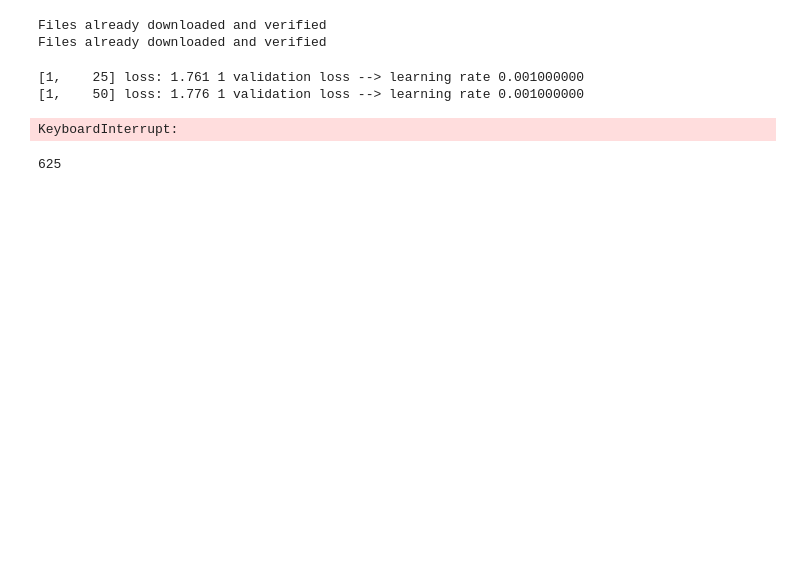
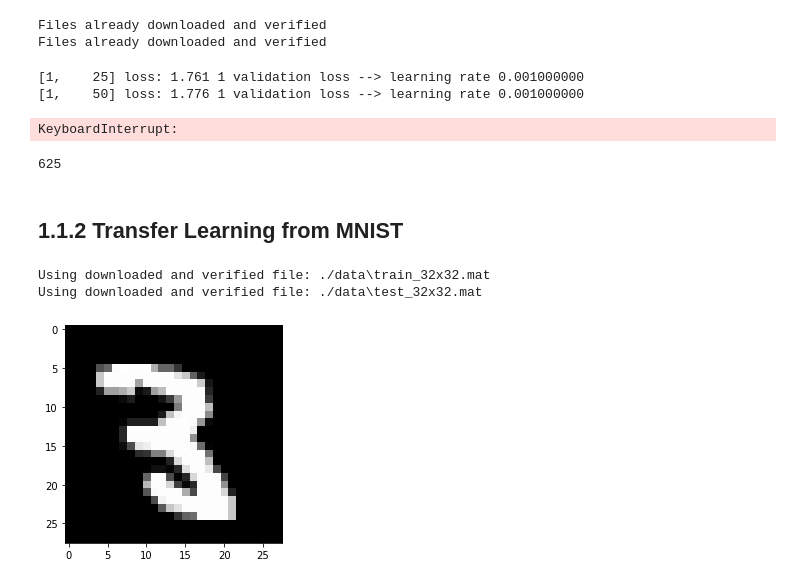
Before and after one commit to AleksandreGit/D7047E, a Jupyter notebook: Exercise 2/Exercice 2.ipynb, the cells around one changed output. Saved outputs shown, nothing was run; the diff lists cells and outputs as text; code cells hidden in the pictures; blank space fills up the shorter version.

Commit message:
Transfer learning with MNIST

```diff
--- a/Exercise 2/Exercice 2.ipynb
+++ b/Exercise 2/Exercice 2.ipynb
@@ -58,14 +60,14 @@ model_fe.classifier[6] = nn.Sequential (
     nn.Linear(300, 10),
     nn.Softmax())
 # %%
-def validate(model, modelVal):
+def validate(model, modelVal, validationLoader):
     correct = 0
     total = 0
     finalLoss = 0
     batchSize = 0
     criterion = nn.CrossEntropyLoss()
     with torch.no_grad():
-        for i, data in enumerate(validationloader, 0):
+        for i, data in enumerate(validationLoader, 0):
             image, label = data
             pred = model(image)
             outputs = model(image)
@@ -163,3 +165,5 @@ for epoch in range(20):  # loop over the dataset multiple times
     scheduler.step()
 
 print('Finished Training')
+# %% [markdown]
+## 1.1.2 Transfer Learning from MNIST
@@ -165,0 +195,54 @@ print('Finished Training')
+# %%
+transform = transforms.Compose(
+    [
+    transforms.Grayscale(),
+    transforms.ToTensor()
+    ])
+
+# SVHN
+trainSVHN = torchvision.datasets.SVHN(root='./data', split='train',
+                                        download=True, transform=transform)
+X_trainSVHN, X_valSVHN= train_test_split(
+trainSVHN, test_size=0.2, random_state=42)
+
+trainSVHNLoader = torch.utils.data.DataLoader(X_trainSVHN, batch_size=64,
+                                          shuffle=True, num_workers=2)
+
+validationSVHNLoader = torch.utils.data.DataLoader(X_valSVHN, batch_size=64,
+                                          shuffle=True, num_workers=2)
+
+testSVHN = torchvision.datasets.SVHN(root='./data', split='test',
+                                       download=True, transform=transform)
+
+testSVHNLoader = torch.utils.data.DataLoader(testSVHN, batch_size=64,
+                                         shuffle=False, num_workers=2)
+
+# MNIST
+trainMNIST = torchvision.datasets.MNIST(root='./data', train=True,
+                                        download=True, transform=transform)
+X_trainMNIST, X_valMNIST= train_test_split(
+trainMNIST, test_size=0.2, random_state=42)
+
+trainMNISTLoader = torch.utils.data.DataLoader(X_trainMNIST, batch_size=64,
+                                          shuffle=True, num_workers=2)
+
+validationMNISTLoader = torch.utils.data.DataLoader(X_valMNIST, batch_size=64,
+                                          shuffle=True, num_workers=2)
+
+testMNIST = torchvision.datasets.MNIST(root='./data', train=False,
+                                       download=True, transform=transform)
+testMNISTLoader = torch.utils.data.DataLoader(testMNIST, batch_size=64,
+                                         shuffle=False, num_workers=2)
+# %% [output]
+Using downloaded and verified file: ./data\train_32x32.mat
+Using downloaded and verified file: ./data\test_32x32.mat
+# %%
+def plot_digit(data):
+    data = data.view(28, 28)
+    plt.imshow(data, cmap="gray")
+    plt.show()
+
+images, labels = next(iter(trainMNISTLoader))
+plot_digit(images[3])
+# %% [output]
+[figure, added]
```
Also changed, not shown: parts of 5 cells of this notebook.
